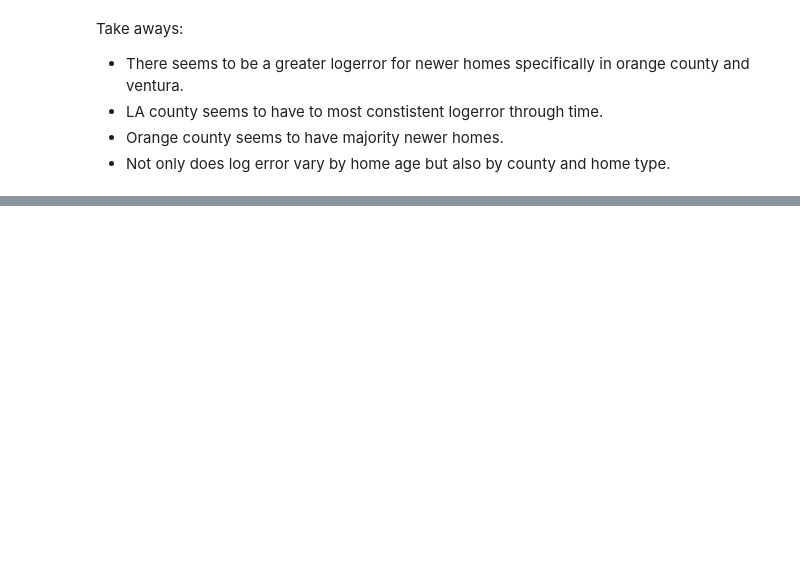
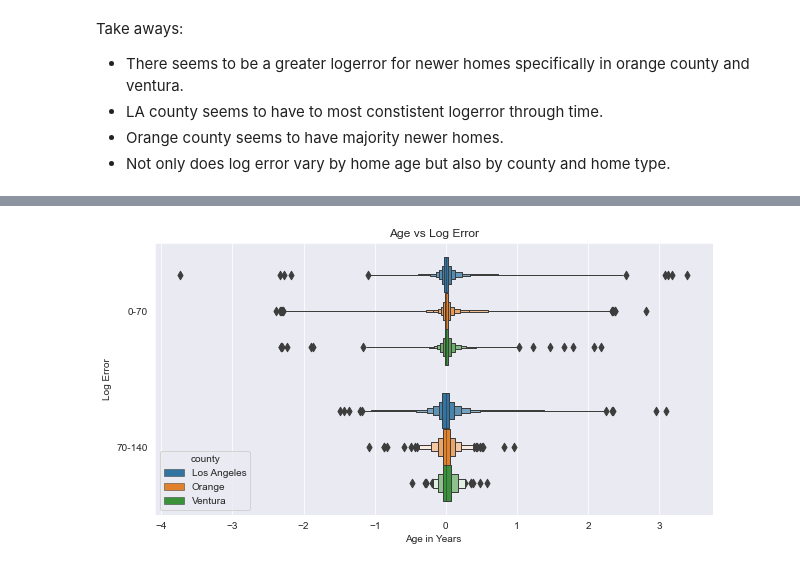
Before and after one commit to craigcalzado/clustering-project, a Jupyter notebook: cluster_project.ipynb, the cells around one changed output, grey strips where cells are left out. Drawn from its saved outputs; the diff is of its cells as text; code cells hidden in the pictures; blank space fills up the shorter version.

```diff
--- a/cluster_project.ipynb
+++ b/cluster_project.ipynb
@@ -323,0 +282,12 @@ cluster(zillow, 'age_in_years', 'logerror', 3)
+# %%
+# create a boxenplot of age_bin vs logerror
+sns.set_style("darkgrid")
+plt.figure(figsize=(10,5))
+sns.boxenplot(x='logerror', y=X_train['age_bin'], data=train, linewidth=1, hue='county')
+# lable the plot
+plt.xlabel('Age in Years')
+plt.ylabel('Log Error')
+plt.title('Age vs Log Error')
+plt.show()
+# %% [output]
+[figure, added]
```
Also changed, not shown: parts of 104 cells of this notebook.
